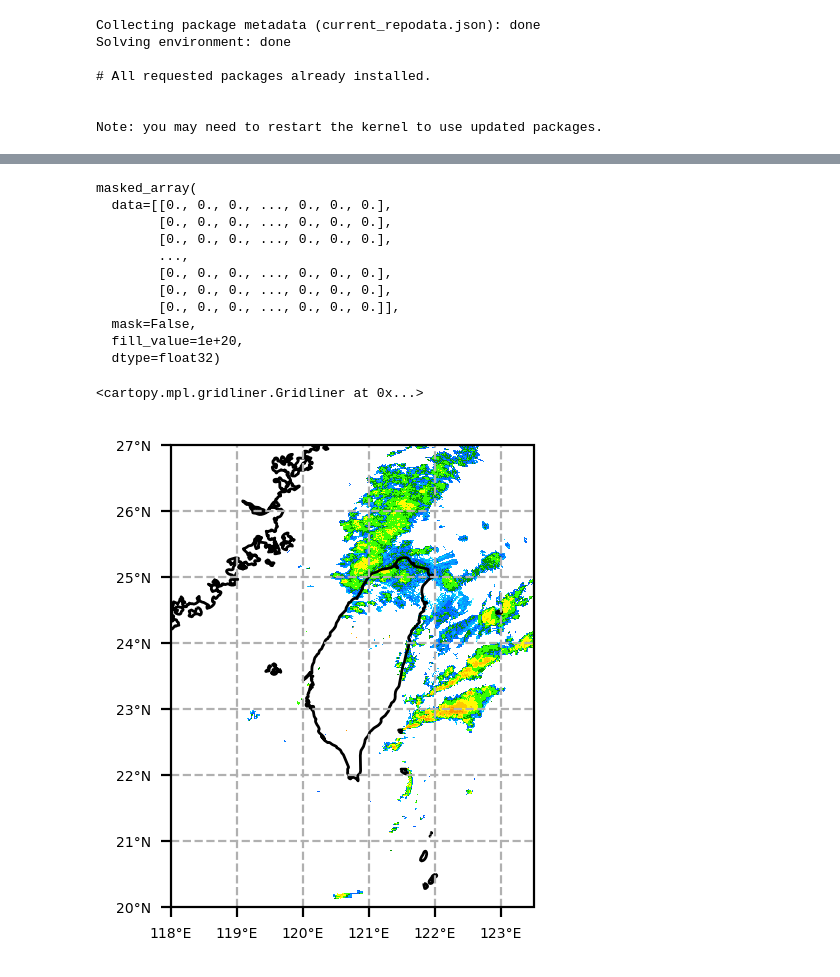
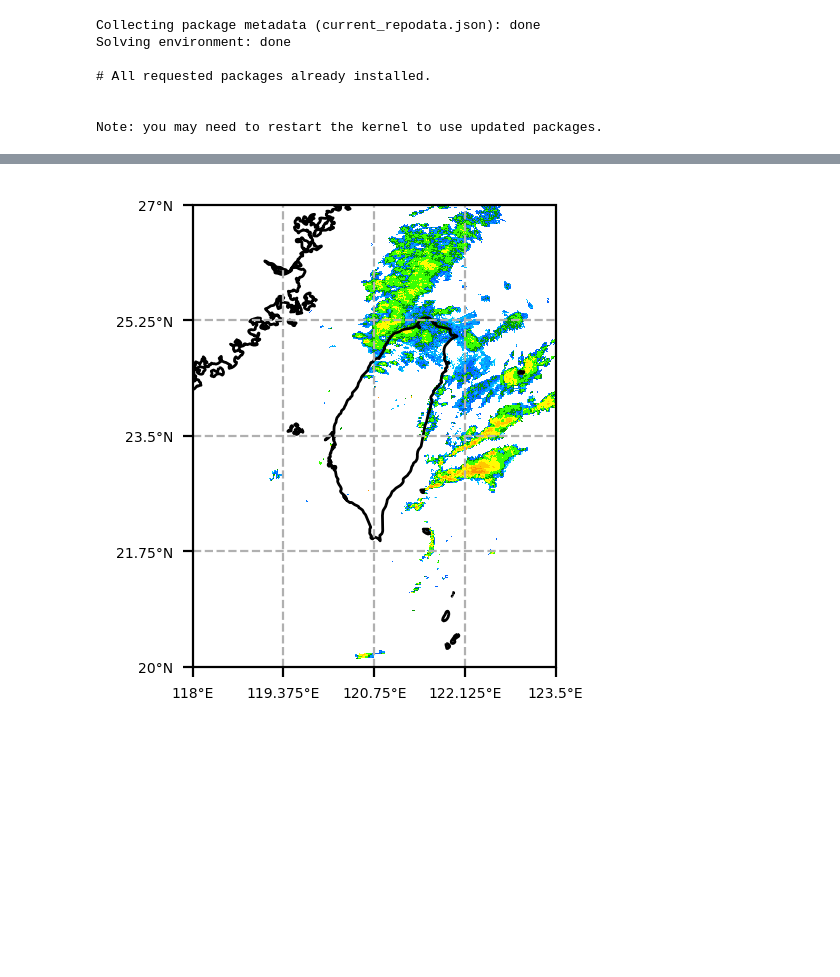
Before and after one commit to Chia-Tung/deepQPF_preparation, a Jupyter notebook: plot_figure.ipynb, the cells around one changed output, grey strips where cells are left out. Saved outputs shown, nothing was run; the diff lists cells and outputs as text; code cells hidden in the pictures; blank space fills up the shorter version.

Commit message:
finish gz data loader

```diff
--- a/plot_figure.ipynb
+++ b/plot_figure.ipynb
@@ -28,22 +24,7 @@ cartopy data path: /home/dong1128/.local/share/cartopy
 # %%
-import src.data_utils as du
+file_path = '/work/dong1128/database/radar_cropped/2021/202103/20210302/20210302_0000.nc'
+data, lon, lat = du.Netcdf4DataLoader(file_path).extract_data('cv', 'lon', 'lat')
 
-file_path = '/work/dong1128/database/radar_cropped/2021/202103/20210302/20210302_0000.nc'
-d, lon = du.Netcdf4DataLoader(file_path).extract_data('cv', 'lon')
-# d = nc.Dataset('/work/dong1128/database/radar_cropped/2021/202103/20210302/20210302_0000.nc')
-# print(d.variables.keys())
-# data = d['cv']
-# lat = d['lat']
-# lon = d['lon']
+plot(lon, lat, data, lon.min(), lon.max(), lat.min(), lat.max())
 # %% [output]
-masked_array(
-  data=[[0., 0., 0., ..., 0., 0., 0.],
-        [0., 0., 0., ..., 0., 0., 0.],
-        [0., 0., 0., ..., 0., 0., 0.],
-        ...,
-        [0., 0., 0., ..., 0., 0., 0.],
-        [0., 0., 0., ..., 0., 0., 0.],
-        [0., 0., 0., ..., 0., 0., 0.]],
-  mask=False,
-  fill_value=1e+20,
-  dtype=float32)
+[figure, added]
@@ -61,30 +30,0 @@ cmap, norm = get_colorbar()
-# %%
-# https://stackoverflow.com/questions/33942233/how-do-i-change-matplotlibs-subplot-projection-of-an-existing-axis
-# shows the truth of plt.axes
-# another website: https://zhajiman.github.io/post/cartopy_introduction/
-
-fig, geo_axes = plt.subplots(1, 1, figsize=(5, 3), dpi=200, facecolor='w',
-    subplot_kw={'projection': ccrs.PlateCarree(central_longitude=0.)})
-# feature
-# geo_axes.stock_img()
-geo_axes.add_feature(cfeature.LAND, edgecolor='black')
-geo_axes.add_feature(cfeature.OCEAN.with_scale('10m'))
-geo_axes.add_feature(cfeature.COASTLINE.with_scale('10m'),lw=1)
-# tick
-# geo_axes.set_xticks(np.arange(-180,181,45), crs=ccrs.PlateCarree())
-geo_axes.set_xticks(np.arange(118,123.5,1), crs=ccrs.PlateCarree())
-# geo_axes.set_yticks(np.arange(-90,90+30,30), crs=ccrs.PlateCarree())
-geo_axes.set_yticks(np.arange(20,27+1,1), crs=ccrs.PlateCarree())
-geo_axes.xaxis.set_major_formatter(LongitudeFormatter(zero_direction_label=False))
-geo_axes.yaxis.set_major_formatter(LatitudeFormatter())
-geo_axes.tick_params(axis='both', which='major', labelsize=5)
-# range
-geo_axes.set_extent([118, 123.5, 20, 27], crs=ccrs.PlateCarree())
-# data
-geo_axes.pcolormesh(lon, lat, data, edgecolors='none', shading='auto', norm=norm, cmap=cmap)
-# gridline
-geo_axes.gridlines(xlocs=np.arange(118,123.5,1), ylocs=np.arange(20,27+1,1),
-    draw_labels=False, linestyle='--')
-# %% [output]
-<cartopy.mpl.gridliner.Gridliner at 0x...>
-[figure, removed]
```
Also changed, not shown: parts of 4 cells of this notebook, 6 other files.
